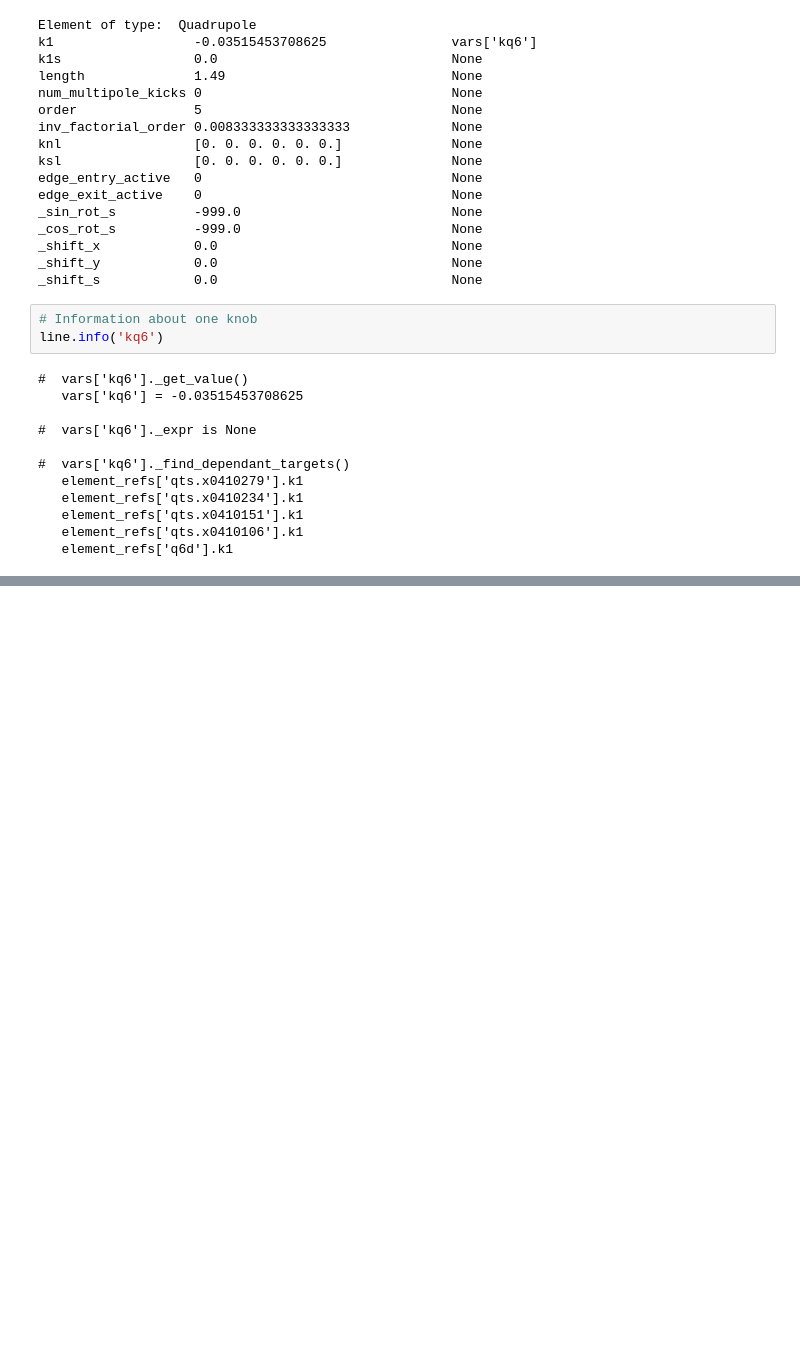
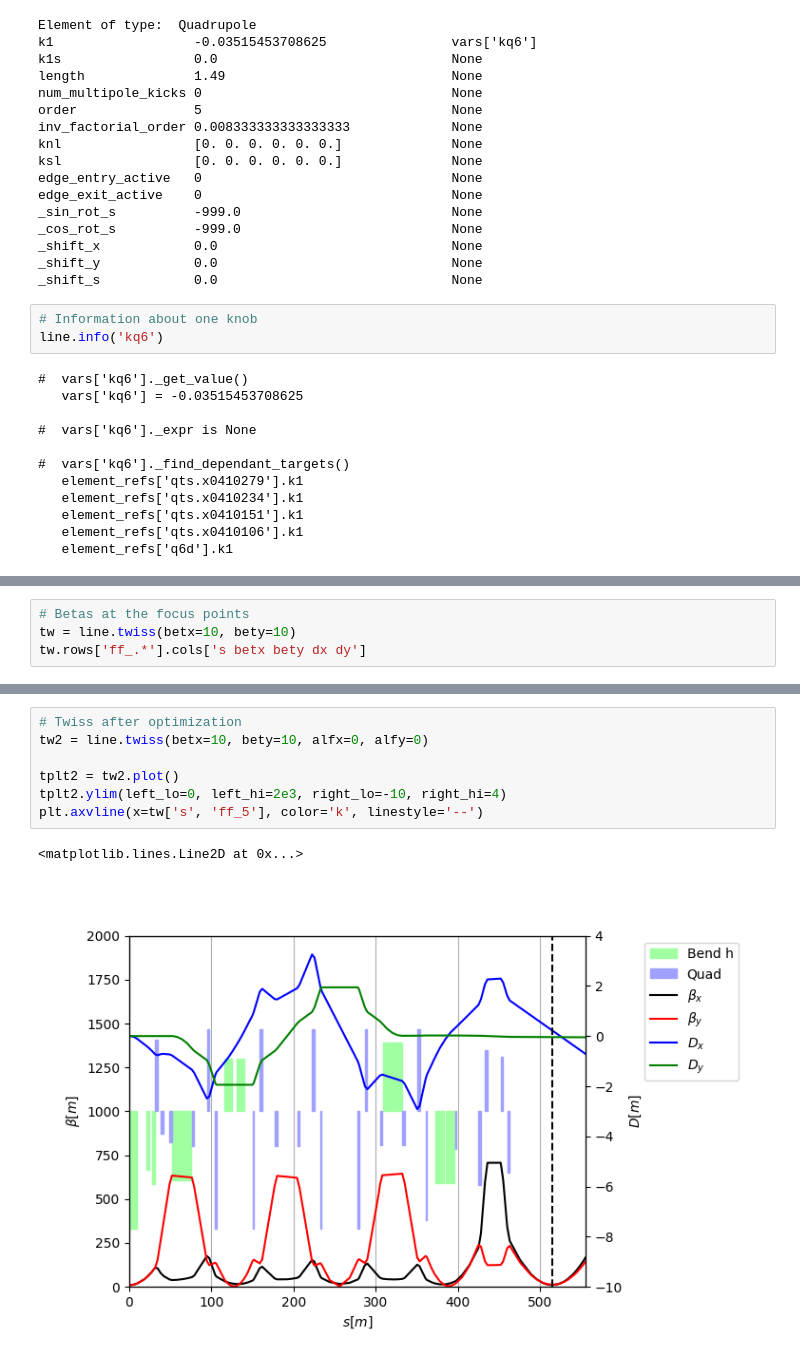
Before and after one commit to xsuite/tutorial_experimental_beamline, a Jupyter notebook: notebook_00_secondary_beamline_example.ipynb, the cells around one changed output, grey strips where cells are left out. Drawn from its saved outputs; the diff is of its cells as text; blank space fills up the shorter version.

```diff
--- a/notebook_00_secondary_beamline_example.ipynb
+++ b/notebook_00_secondary_beamline_example.ipynb
@@ -127,0 +189,4 @@ line.info('kq6')
+# %%
+# Betas at the focus points
+tw = line.twiss(betx=10, bety=10)
+tw.rows['ff_.*'].cols['s betx bety dx dy']
@@ -127,0 +275,10 @@ line.info('kq6')
+# %%
+# Twiss after optimization
+tw2 = line.twiss(betx=10, bety=10, alfx=0, alfy=0)
+
+tplt2 = tw2.plot()
+tplt2.ylim(left_lo=0, left_hi=2e3, right_lo=-10, right_hi=4)
+plt.axvline(x=tw['s', 'ff_5'], color='k', linestyle='--')
+# %% [output]
+<matplotlib.lines.Line2D at 0x...>
+[figure, added]
```
Also changed, not shown: parts of 14 cells of this notebook.
